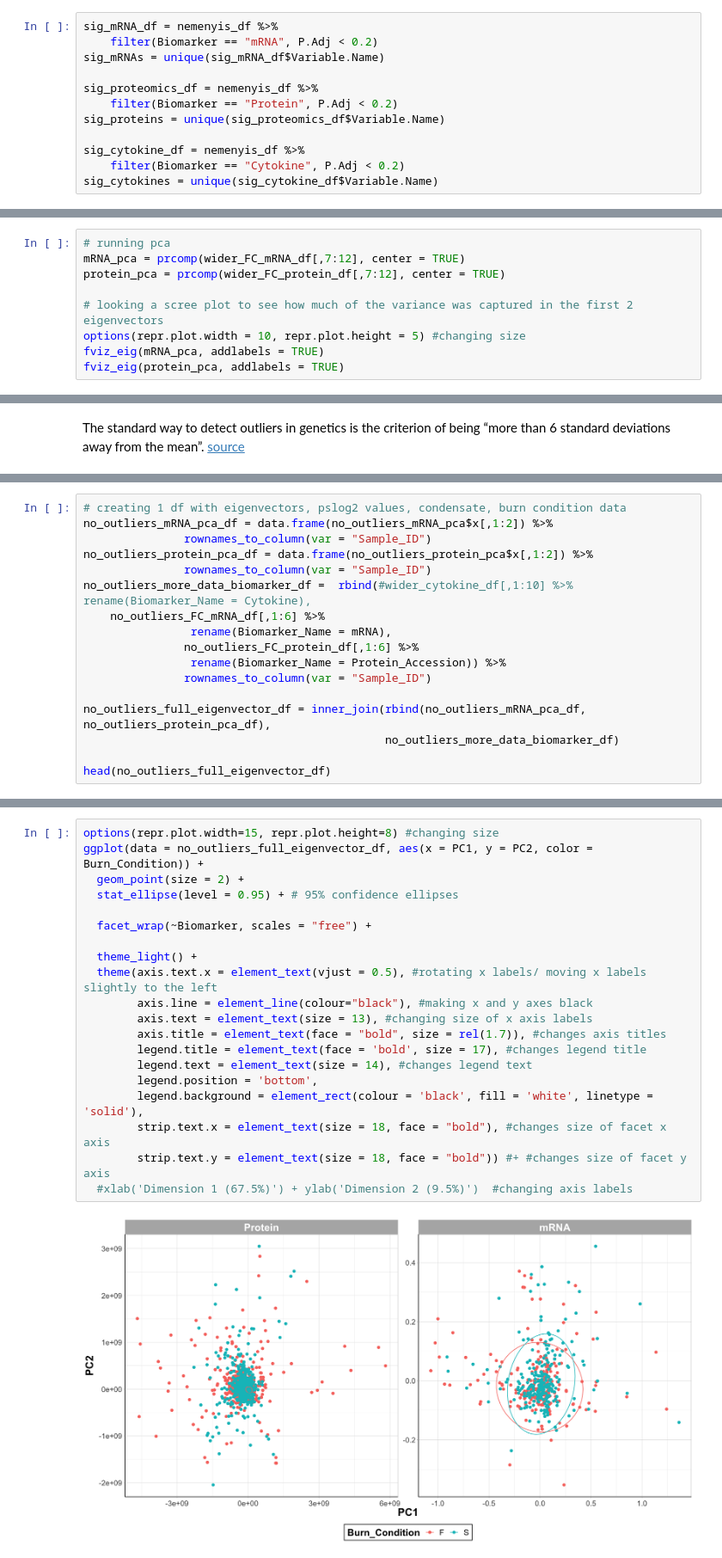
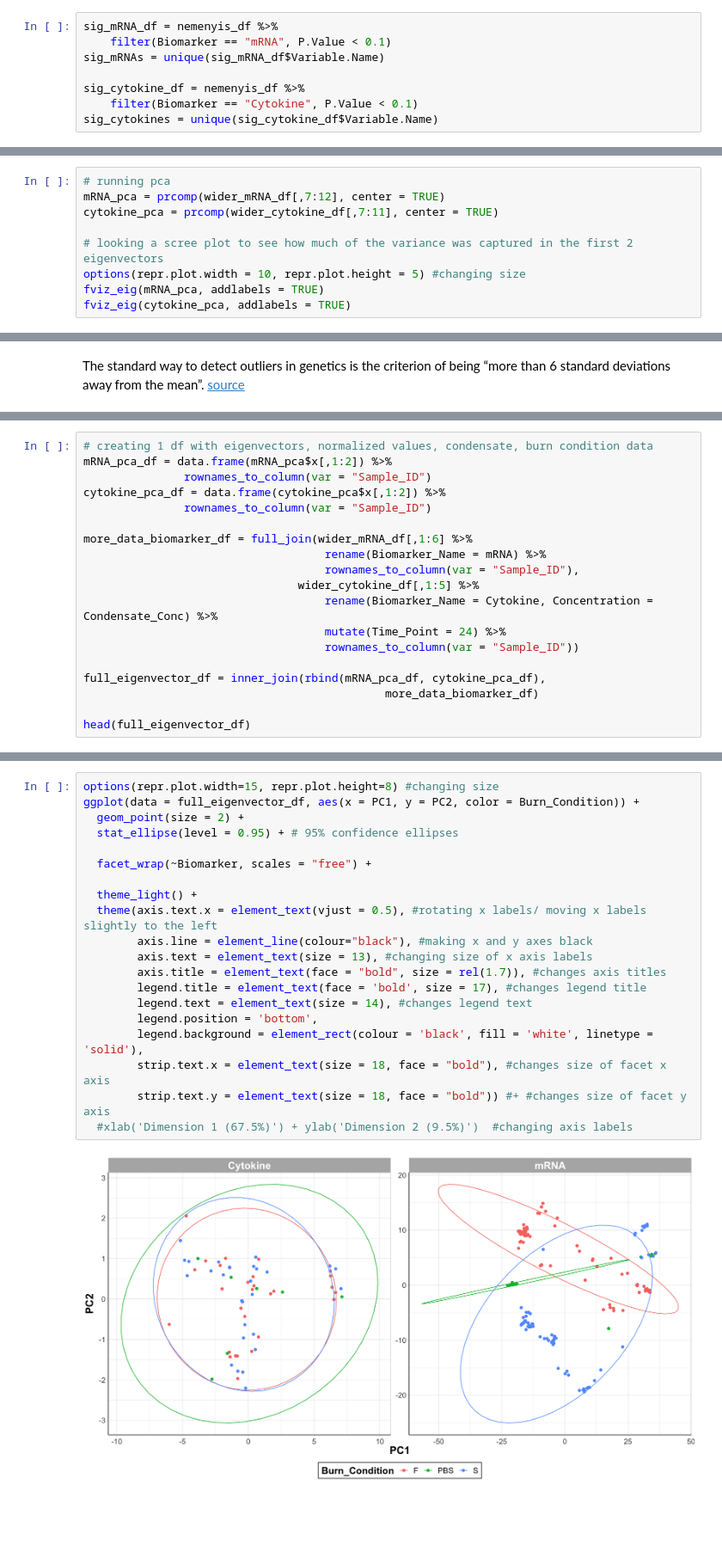
Before and after one commit to UNC-CEMALB/Burn-pit-smoke-condensate-mediated-toxicity-in-human-airway-epithelial-cells-, a Jupyter notebook: 3. Biomarker Cluster Analysis/Biomarker Cluster Analysis.ipynb, the cells around one changed output, grey strips where cells are left out. Shown at 86% size. Saved outputs shown, nothing was run; the diff lists cells and outputs as text; blank space fills up the shorter version.

```diff
--- a/3. Biomarker Cluster Analysis/Biomarker Cluster Analysis.ipynb
+++ b/3. Biomarker Cluster Analysis/Biomarker Cluster Analysis.ipynb
@@ -82,12 +74,8 @@ This analysis will use PCA to explore if there are clusters of biomarkers based
 # %%
 sig_mRNA_df = nemenyis_df %>%
-    filter(Biomarker == "mRNA", P.Adj < 0.2)
+    filter(Biomarker == "mRNA", P.Value < 0.1)
 sig_mRNAs = unique(sig_mRNA_df$Variable.Name)
 
-sig_proteomics_df = nemenyis_df %>%
-    filter(Biomarker == "Protein", P.Adj < 0.2)
-sig_proteins = unique(sig_proteomics_df$Variable.Name)
-
 sig_cytokine_df = nemenyis_df %>%
-    filter(Biomarker == "Cytokine", P.Adj < 0.2)
+    filter(Biomarker == "Cytokine", P.Value < 0.1)
 sig_cytokines = unique(sig_cytokine_df$Variable.Name)
@@ -268,10 +136,10 @@ A data.frame: 6 × 12
 # %%
 # running pca
-mRNA_pca = prcomp(wider_FC_mRNA_df[,7:12], center = TRUE)
-protein_pca = prcomp(wider_FC_protein_df[,7:12], center = TRUE)
+mRNA_pca = prcomp(wider_mRNA_df[,7:12], center = TRUE)
+cytokine_pca = prcomp(wider_cytokine_df[,7:11], center = TRUE)
 
 # looking a scree plot to see how much of the variance was captured in the first 2 eigenvectors
 options(repr.plot.width = 10, repr.plot.height = 5) #changing size
 fviz_eig(mRNA_pca, addlabels = TRUE)
-fviz_eig(protein_pca, addlabels = TRUE)
+fviz_eig(cytokine_pca, addlabels = TRUE)
 # %% [output]
@@ -328,18 +195,20 @@ fviz_eig(no_outliers_protein_pca, addlabels = TRUE)
 # %%
-# creating 1 df with eigenvectors, pslog2 values, condensate, burn condition data
-no_outliers_mRNA_pca_df = data.frame(no_outliers_mRNA_pca$x[,1:2]) %>%
+# creating 1 df with eigenvectors, normalized values, condensate, burn condition data
+mRNA_pca_df = data.frame(mRNA_pca$x[,1:2]) %>%
                rownames_to_column(var = "Sample_ID")
-no_outliers_protein_pca_df = data.frame(no_outliers_protein_pca$x[,1:2]) %>%
-               rownames_to_column(var = "Sample_ID")
-no_outliers_more_data_biomarker_df =  rbind(#wider_cytokine_df[,1:10] %>% rename(Biomarker_Name = Cytokine),
-    no_outliers_FC_mRNA_df[,1:6] %>%
-                rename(Biomarker_Name = mRNA),
-               no_outliers_FC_protein_df[,1:6] %>%
-                rename(Biomarker_Name = Protein_Accession)) %>%
+cytokine_pca_df = data.frame(cytokine_pca$x[,1:2]) %>%
                rownames_to_column(var = "Sample_ID")
 
-no_outliers_full_eigenvector_df = inner_join(rbind(no_outliers_mRNA_pca_df, no_outliers_protein_pca_df),
-                                             no_outliers_more_data_biomarker_df)
+more_data_biomarker_df = full_join(wider_mRNA_df[,1:6] %>%
+                                    rename(Biomarker_Name = mRNA) %>%
+                                    rownames_to_column(var = "Sample_ID"),
+                                wider_cytokine_df[,1:5] %>%
+                                    rename(Biomarker_Name = Cytokine, Concentration = Condensate_Conc) %>%
+                                    mutate(Time_Point = 24) %>%
+                                    rownames_to_column(var = "Sample_ID"))
 
-head(no_outliers_full_eigenvector_df)
+full_eigenvector_df = inner_join(rbind(mRNA_pca_df, cytokine_pca_df),
+                                             more_data_biomarker_df)
+
+head(full_eigenvector_df)
 # %% [output]
@@ -356,22 +227,22 @@ A data.frame: 6 × 9
 # %%
 options(repr.plot.width=15, repr.plot.height=8) #changing size
-ggplot(data = no_outliers_full_eigenvector_df, aes(x = PC1, y = PC2, color = Burn_Condition)) +
+ggplot(data = full_eigenvector_df, aes(x = PC1, y = PC2, color = Burn_Condition)) +
   geom_point(size = 2) +
   stat_ellipse(level = 0.95) + # 95% confidence ellipses
 
   facet_wrap(~Biomarker, scales = "free") +
 
   theme_light() +
   theme(axis.text.x = element_text(vjust = 0.5), #rotating x labels/ moving x labels slightly to the left
         axis.line = element_line(colour="black"), #making x and y axes black
         axis.text = element_text(size = 13), #changing size of x axis labels
         axis.title = element_text(face = "bold", size = rel(1.7)), #changes axis titles
         legend.title = element_text(face = 'bold', size = 17), #changes legend title
         legend.text = element_text(size = 14), #changes legend text
         legend.position = 'bottom',
         legend.background = element_rect(colour = 'black', fill = 'white', linetype = 'solid'),
         strip.text.x = element_text(size = 18, face = "bold"), #changes size of facet x axis
         strip.text.y = element_text(size = 18, face = "bold")) #+ #changes size of facet y axis
   #xlab('Dimension 1 (67.5%)') + ylab('Dimension 2 (9.5%)')  #changing axis labels
 # %% [output]
-[figure, old version]
+[figure, new version]
```
Also changed, not shown: parts of 19 cells of this notebook.
